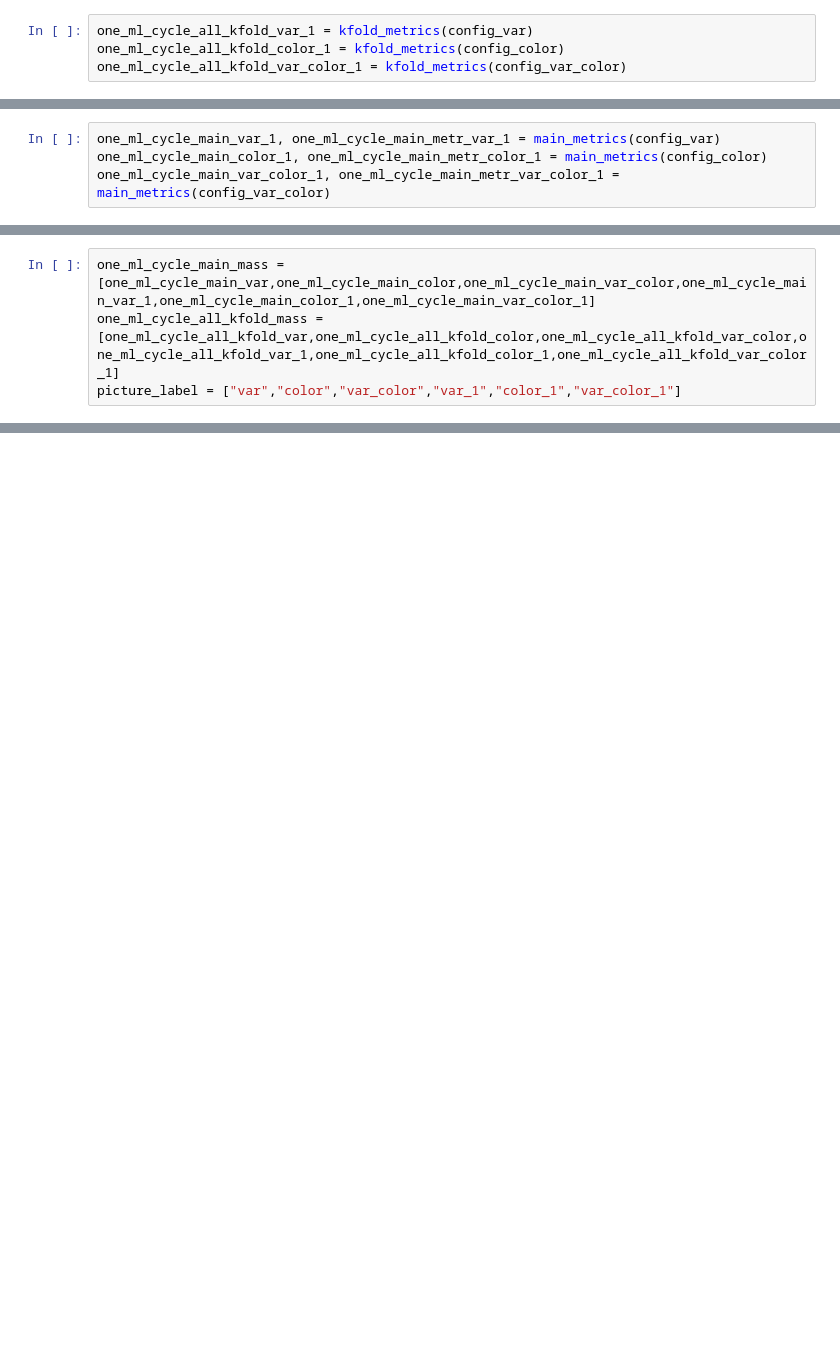
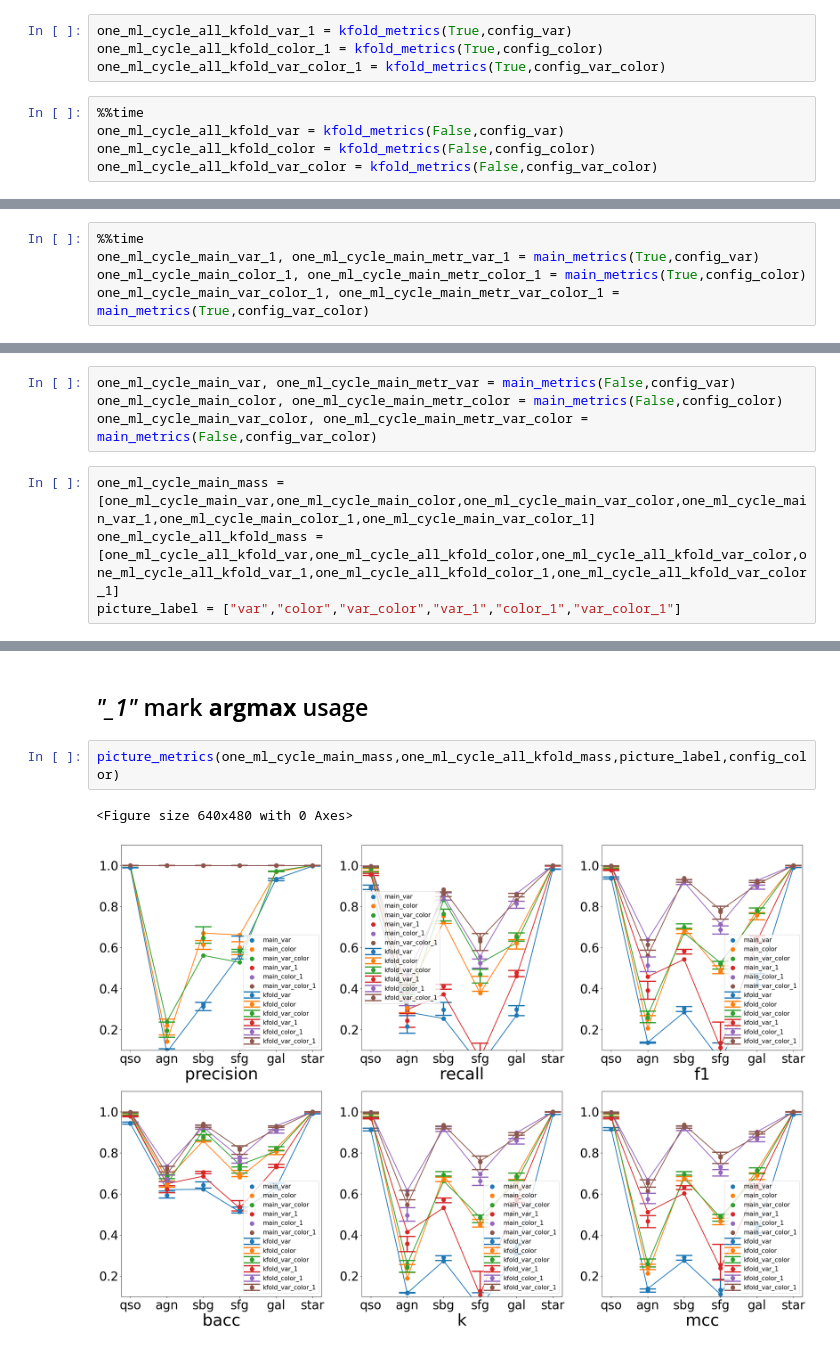
Before and after one commit to lrikozavr/extragalactic_object_locate_with_ml, a Jupyter notebook: export/exp_2.ipynb, the cells around one changed output, grey strips where cells are left out. Cells and saved outputs as stored; diff of their text form; blank space fills up the shorter version.

```diff
--- a/export/exp_2.ipynb
+++ b/export/exp_2.ipynb
@@ -254,6 +213,11 @@ def picture_metrics(one_ml_cycle_main_mass,one_ml_cycle_all_kfold_mass,picture_l
     fig.set_size_inches(30,20)
     plt.show()
 # %%
-one_ml_cycle_all_kfold_var_1 = kfold_metrics(config_var)
-one_ml_cycle_all_kfold_color_1 = kfold_metrics(config_color)
-one_ml_cycle_all_kfold_var_color_1 = kfold_metrics(config_var_color)
+one_ml_cycle_all_kfold_var_1 = kfold_metrics(True,config_var)
+one_ml_cycle_all_kfold_color_1 = kfold_metrics(True,config_color)
+one_ml_cycle_all_kfold_var_color_1 = kfold_metrics(True,config_var_color)
+# %%
+%%time
+one_ml_cycle_all_kfold_var = kfold_metrics(False,config_var)
+one_ml_cycle_all_kfold_color = kfold_metrics(False,config_color)
+one_ml_cycle_all_kfold_var_color = kfold_metrics(False,config_var_color)
@@ -260,4 +227,5 @@ one_ml_cycle_all_kfold_var_color_1 = kfold_metrics(config_var_color)
 # %%
-one_ml_cycle_main_var_1, one_ml_cycle_main_metr_var_1 = main_metrics(config_var)
-one_ml_cycle_main_color_1, one_ml_cycle_main_metr_color_1 = main_metrics(config_color)
-one_ml_cycle_main_var_color_1, one_ml_cycle_main_metr_var_color_1 = main_metrics(config_var_color)
+%%time
+one_ml_cycle_main_var_1, one_ml_cycle_main_metr_var_1 = main_metrics(True,config_var)
+one_ml_cycle_main_color_1, one_ml_cycle_main_metr_color_1 = main_metrics(True,config_color)
+one_ml_cycle_main_var_color_1, one_ml_cycle_main_metr_var_color_1 = main_metrics(True,config_var_color)
@@ -264,3 +235,7 @@ one_ml_cycle_main_var_color_1, one_ml_cycle_main_metr_var_color_1 = main_metrics
+# %%
+one_ml_cycle_main_var, one_ml_cycle_main_metr_var = main_metrics(False,config_var)
+one_ml_cycle_main_color, one_ml_cycle_main_metr_color = main_metrics(False,config_color)
+one_ml_cycle_main_var_color, one_ml_cycle_main_metr_var_color = main_metrics(False,config_var_color)
 # %%
 one_ml_cycle_main_mass = [one_ml_cycle_main_var,one_ml_cycle_main_color,one_ml_cycle_main_var_color,one_ml_cycle_main_var_1,one_ml_cycle_main_color_1,one_ml_cycle_main_var_color_1]
 one_ml_cycle_all_kfold_mass = [one_ml_cycle_all_kfold_var,one_ml_cycle_all_kfold_color,one_ml_cycle_all_kfold_var_color,one_ml_cycle_all_kfold_var_1,one_ml_cycle_all_kfold_color_1,one_ml_cycle_all_kfold_var_color_1]
@@ -287,3 +264,10 @@ WARNING:tensorflow:Value in checkpoint could not be found in the restored object
 WARNING:tensorflow:Value in checkpoint could not be found in the restored object: (root).optimizer._variables.20
 <Figure size 640x480 with 0 Axes>
 [figure]
+# %% [markdown]
+<h2> <i>"_1"</i> mark <b>argmax</b> usage</h2>
+# %%
+picture_metrics(one_ml_cycle_main_mass,one_ml_cycle_all_kfold_mass,picture_label,config_color)
+# %% [output]
+<Figure size 640x480 with 0 Axes>
+[figure, added]
```
Also changed, not shown: parts of 9 cells of this notebook, 3 other files.
